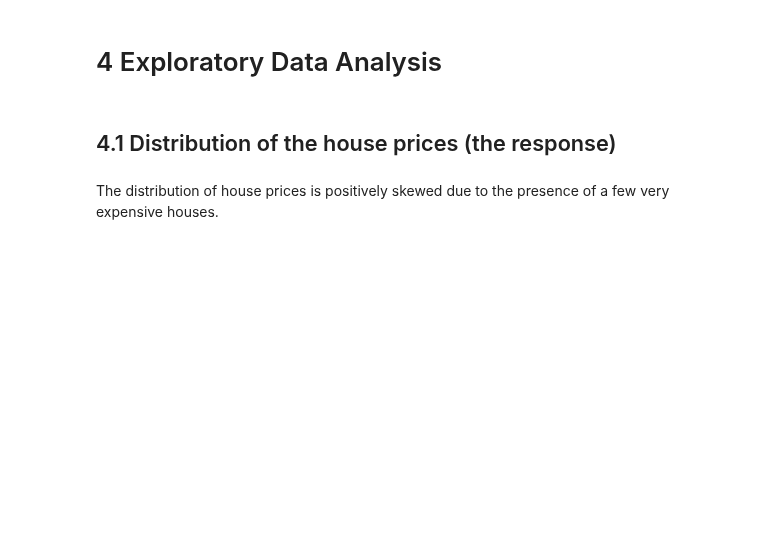
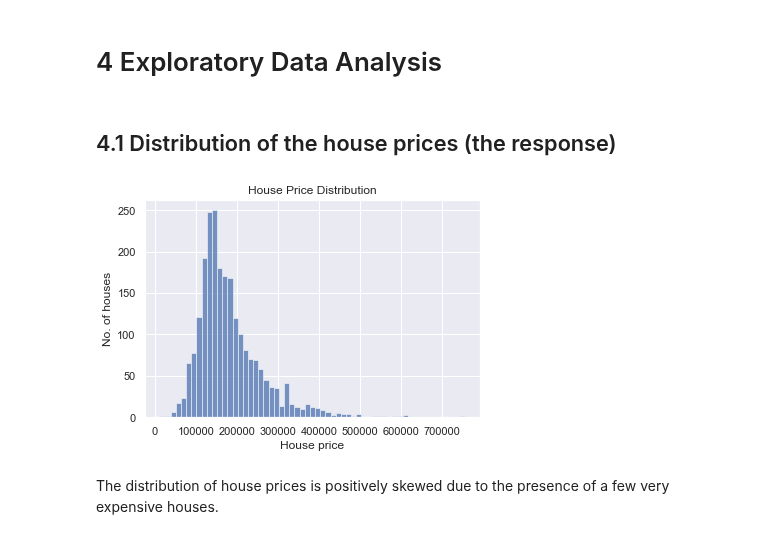
Before and after one commit to blue-fish-0/Data-Analytics-Projects, a Jupyter notebook: house-prices-prediction.ipynb, the cells around one changed output. Drawn from its saved outputs; the diff is of its cells as text; code cells hidden in the pictures; blank space fills up the shorter version.

```diff
--- a/house-prices-prediction.ipynb
+++ b/house-prices-prediction.ipynb
@@ -96,11 +105,13 @@ New test set size: (1449, 34)
 # %% [markdown]
 ## 4.1 Distribution of the house prices (the response)
 # %%
-plt.figure(figsize=(8,6))
-sns.histplot(y_train)
+sns.histplot(y_train.loc[:,"price"])
 plt.title("House Price Distribution")
-plt.xlabel("House Price ($USD)")
+plt.xlabel("House price")
 plt.ylabel("No. of houses")
+plt.show()
+# %% [output]
+[figure, added]
 # %% [markdown]
 The distribution of house prices is positively skewed due to the presence of a few very expensive houses.
 # %% [markdown]
```
Also changed, not shown: parts of 13 cells of this notebook.
